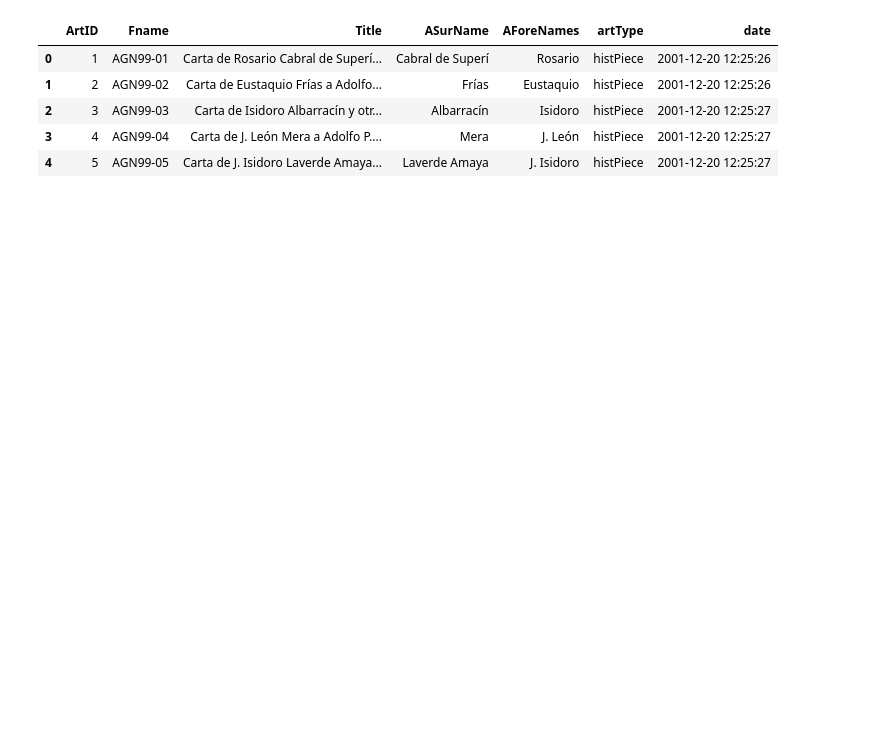
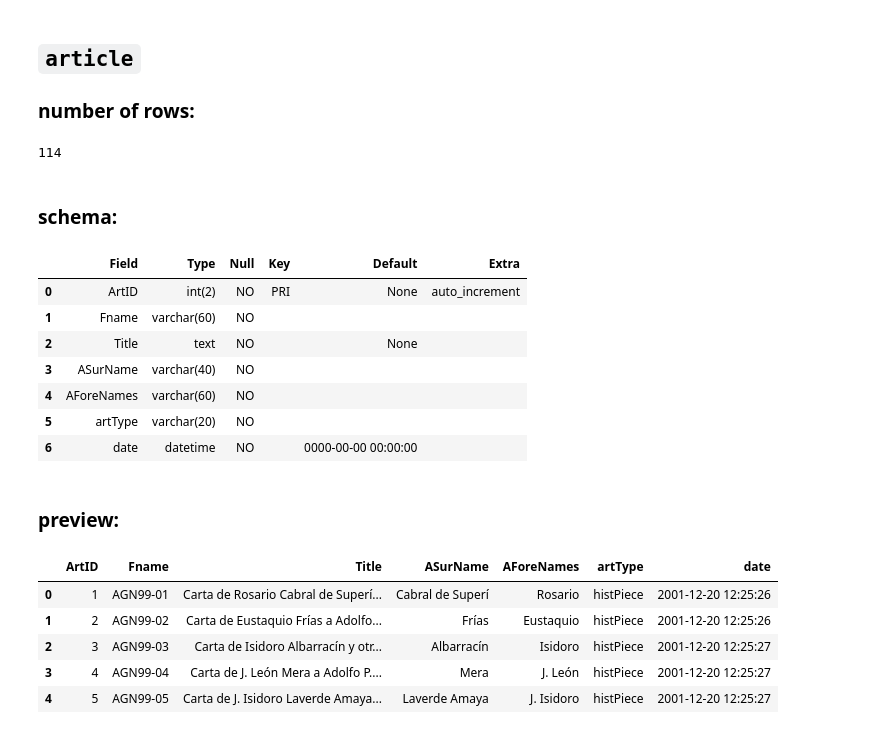
Before and after one commit to mnyrop/relics_and_selves, a Jupyter notebook: explore_and_export.ipynb, the cells around one changed output. Saved outputs shown, nothing was run; the diff lists cells and outputs as text; code cells hidden in the pictures; blank space fills up the shorter version.

```diff
--- a/explore_and_export.ipynb
+++ b/explore_and_export.ipynb
@@ -19,3 +36,26 @@ for table in tables:
+# %% [markdown]
+## `article`
+
+### number of rows:
+# %%
+len(data_frames['article'])
+# %% [output]
+114
+# %% [markdown]
+### schema:
+# %%
+pd.read_sql('DESCRIBE article', con=connector)
+# %% [output]
+|  | Field | Type | Null | Key | Default | Extra |
+| 0 | ArtID | int(2) | NO | PRI | None | auto_increment |
+| 1 | Fname | varchar(60) | NO |  |  |  |
+| 2 | Title | text | NO |  | None |  |
+| 3 | ASurName | varchar(40) | NO |  |  |  |
+| 4 | AForeNames | varchar(60) | NO |  |  |  |
+| 5 | artType | varchar(20) | NO |  |  |  |
+| 6 | date | datetime | NO |  | 0000-00-00 00:00:00 |  |
+# %% [markdown]
+### preview:
 # %%
 data_frames['article'].head()
 # %% [output]
```
Also changed, not shown: parts of 49 cells of this notebook, 2 other files.
